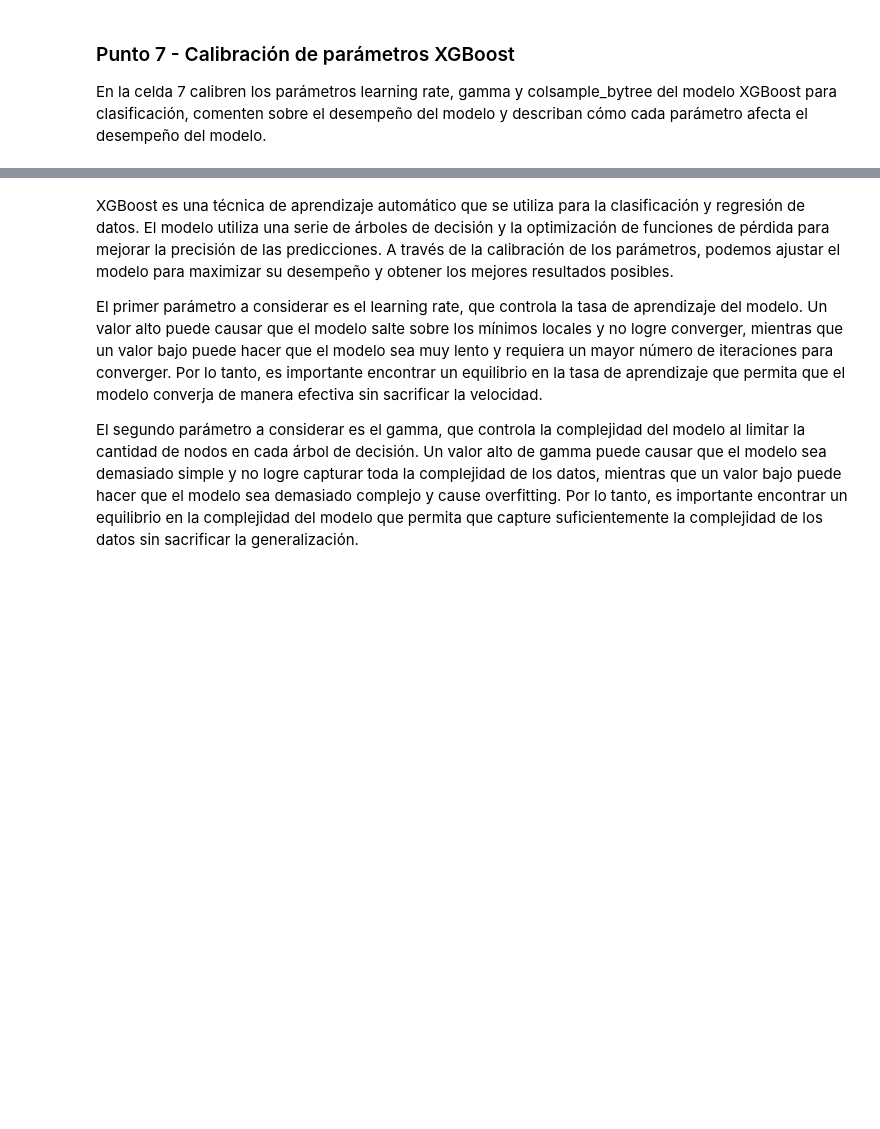
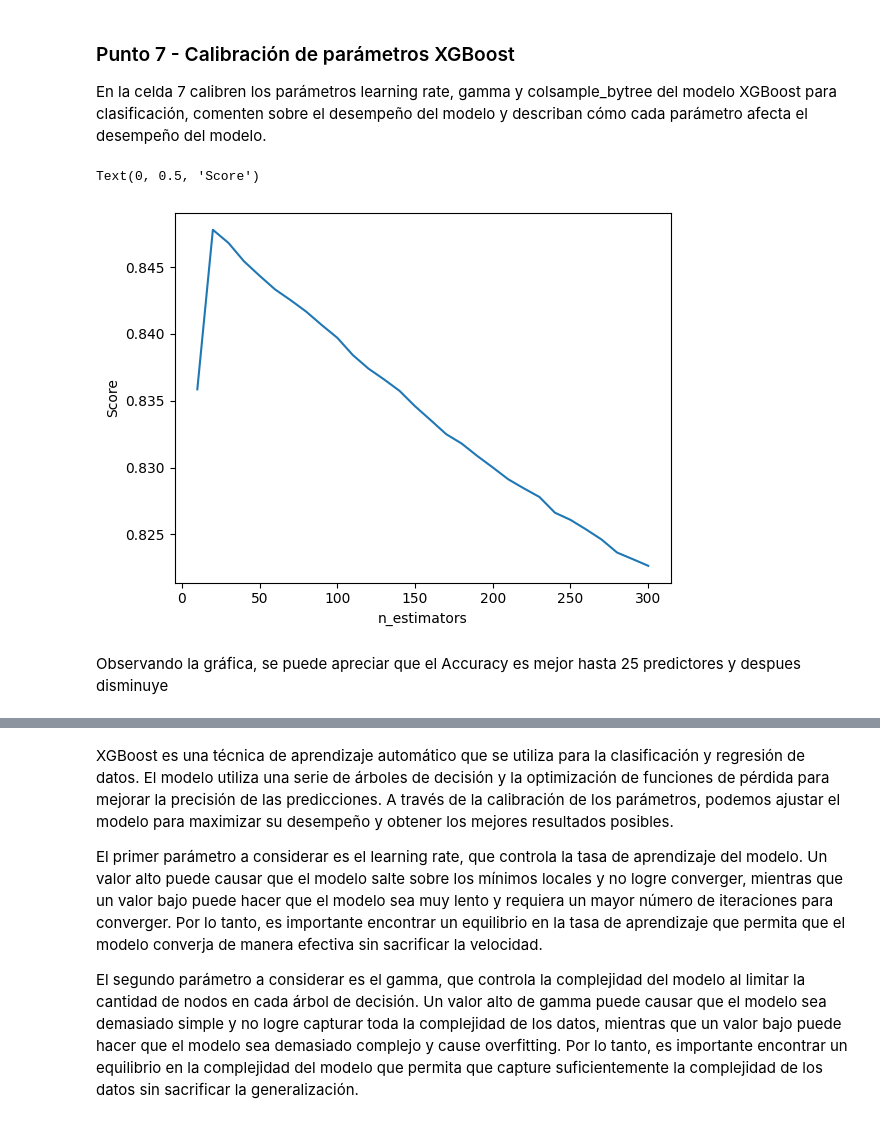
Before and after one commit to Erwin-DS/miad-nlp, a Jupyter notebook: Semana 2/S2TC1_RandomForests_Boosting.ipynb, the cells around one changed output, grey strips where cells are left out. Saved outputs shown, nothing was run; the diff lists cells and outputs as text; code cells hidden in the pictures; blank space fills up the shorter version.

```diff
--- a/Semana 2/S2TC1_RandomForests_Boosting.ipynb
+++ b/Semana 2/S2TC1_RandomForests_Boosting.ipynb
@@ -499,3 +513,29 @@ Mean MAE_XGBoost: 1368.321854025332
 ### Punto 7 - Calibración de parámetros XGBoost
 
 En la celda 7 calibren los parámetros learning rate, gamma y colsample_bytree del modelo XGBoost para clasificación, comenten sobre el desempeño del modelo y describan cómo cada parámetro afecta el desempeño del modelo.
+# %%
+# Celda 7
+# Primero vamos a calibrar el numero de estimadores
+# Creación de lista de valores para iterar sobre diferentes valores de n_estimators
+from sklearn.model_selection import cross_val_score
+estimator_range = range(10, 310, 10)
+
+# Definición de lista para almacenar la exactitud (accuracy) promedio para cada valor de n_estimators
+scores = []
+
+# Uso de un 5-fold cross-validation para cada valor de n_estimators
+scores = []
+for n in estimator_range:
+    xgb = XGBRegressor(n_estimators=n, random_state=1, n_jobs=-1)
+    score = cross_val_score(xgb, X, y, cv=5)
+    scores.append(np.mean(score))
+# %%
+# Gráfica del desempeño del modelo vs la cantidad de n_estimators
+plt.plot(estimator_range, scores)
+plt.xlabel('n_estimators')
+plt.ylabel('Score')
+# %% [output]
+Text(0, 0.5, 'Score')
+[figure, added]
+# %% [markdown]
+Observando la gráfica, se puede apreciar que el Accuracy es mejor hasta 25 predictores y despues disminuye
```
Also changed, not shown: parts of 22 cells of this notebook.
